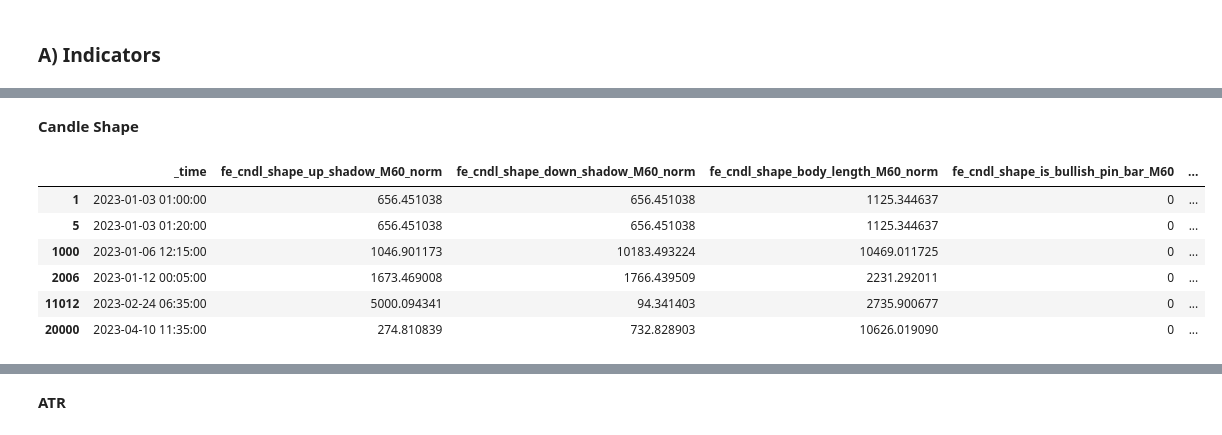
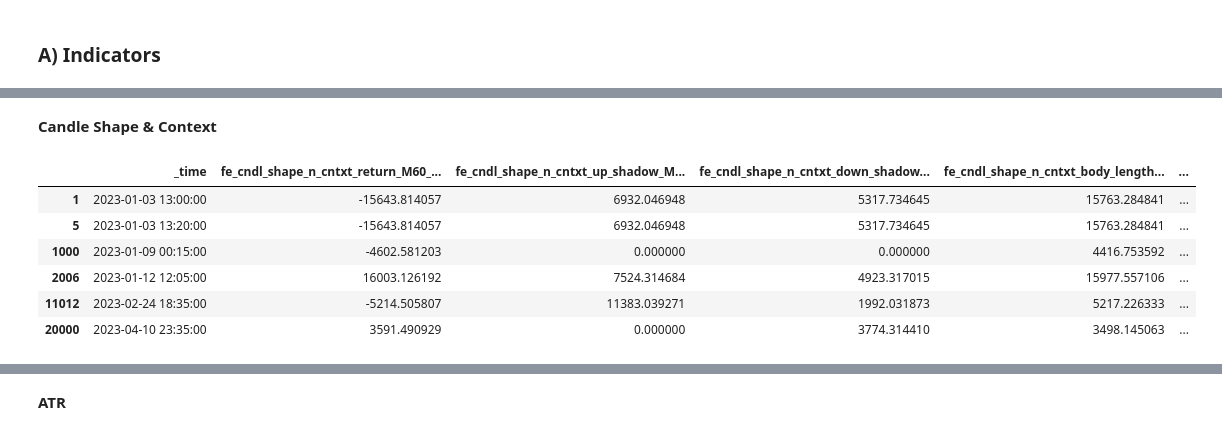
Before and after one commit to Alpha-Hunterss/ML-Algotrading-Project, a Jupyter notebook: algotrading_experiments_colab.ipynb, the cells around one changed output, grey strips where cells are left out. Saved outputs shown, nothing was run; the diff lists cells and outputs as text; code cells hidden in the pictures.

```diff
--- a/algotrading_experiments_colab.ipynb
+++ b/algotrading_experiments_colab.ipynb
@@ -325,17 +475,17 @@ INFO:test run:--> history_indicator_calculator run successfully.
 # %% [markdown]
-**Candle Shape**
+**Candle Shape & Context**
 # %%
 import pandas as pd
 
 df = pd.read_parquet(
-    f"/content/ML-Algotrading-Project/dataset/data/features/fe_cndl_shape/fe_cndl_shape_EURUSD.parquet"
+    f"/content/ML-Algotrading-Project/dataset/data/features/fe_cndl_shape_n_cntxt/fe_cndl_shape_n_cntxt_EURUSD.parquet"
 )
 df.iloc[[1, 5, 1000, 2006, 11012, 20000]]
 # %% [output]
-|  | _time | fe_cndl_shape_up_shadow_M60_norm | fe_cndl_shape_down_shadow_M60_norm | fe_cndl_shape_body_length_M60_norm | fe_cndl_shape_is_bullish_pin_bar_M60 | ... |
-| 1 | 2023-01-03 01:00:00 | 656.451038 | 656.451038 | 1125.344637 | 0 | ... |
-| 5 | 2023-01-03 01:20:00 | 656.451038 | 656.451038 | 1125.344637 | 0 | ... |
-| 1000 | 2023-01-06 12:15:00 | 1046.901173 | 10183.493224 | 10469.011725 | 0 | ... |
-| 2006 | 2023-01-12 00:05:00 | 1673.469008 | 1766.439509 | 2231.292011 | 0 | ... |
-| 11012 | 2023-02-24 06:35:00 | 5000.094341 | 94.341403 | 2735.900677 | 0 | ... |
-| 20000 | 2023-04-10 11:35:00 | 274.810839 | 732.828903 | 10626.019090 | 0 | ... |
+|  | _time | fe_cndl_shape_n_cntxt_return_M60_... | fe_cndl_shape_n_cntxt_up_shadow_M... | fe_cndl_shape_n_cntxt_down_shadow... | fe_cndl_shape_n_cntxt_body_length... | ... |
+| 1 | 2023-01-03 13:00:00 | -15643.814057 | 6932.046948 | 5317.734645 | 15763.284841 | ... |
+| 5 | 2023-01-03 13:20:00 | -15643.814057 | 6932.046948 | 5317.734645 | 15763.284841 | ... |
+| 1000 | 2023-01-09 00:15:00 | -4602.581203 | 0.000000 | 0.000000 | 4416.753592 | ... |
+| 2006 | 2023-01-12 12:05:00 | 16003.126192 | 7524.314684 | 4923.317015 | 15977.557106 | ... |
+| 11012 | 2023-02-24 18:35:00 | -5214.505807 | 11383.039271 | 1992.031873 | 5217.226333 | ... |
+| 20000 | 2023-04-10 23:35:00 | 3591.490929 | 0.000000 | 3774.314410 | 3498.145063 | ... |
```
Also changed, not shown: parts of 28 cells of this notebook, 1 other file.
